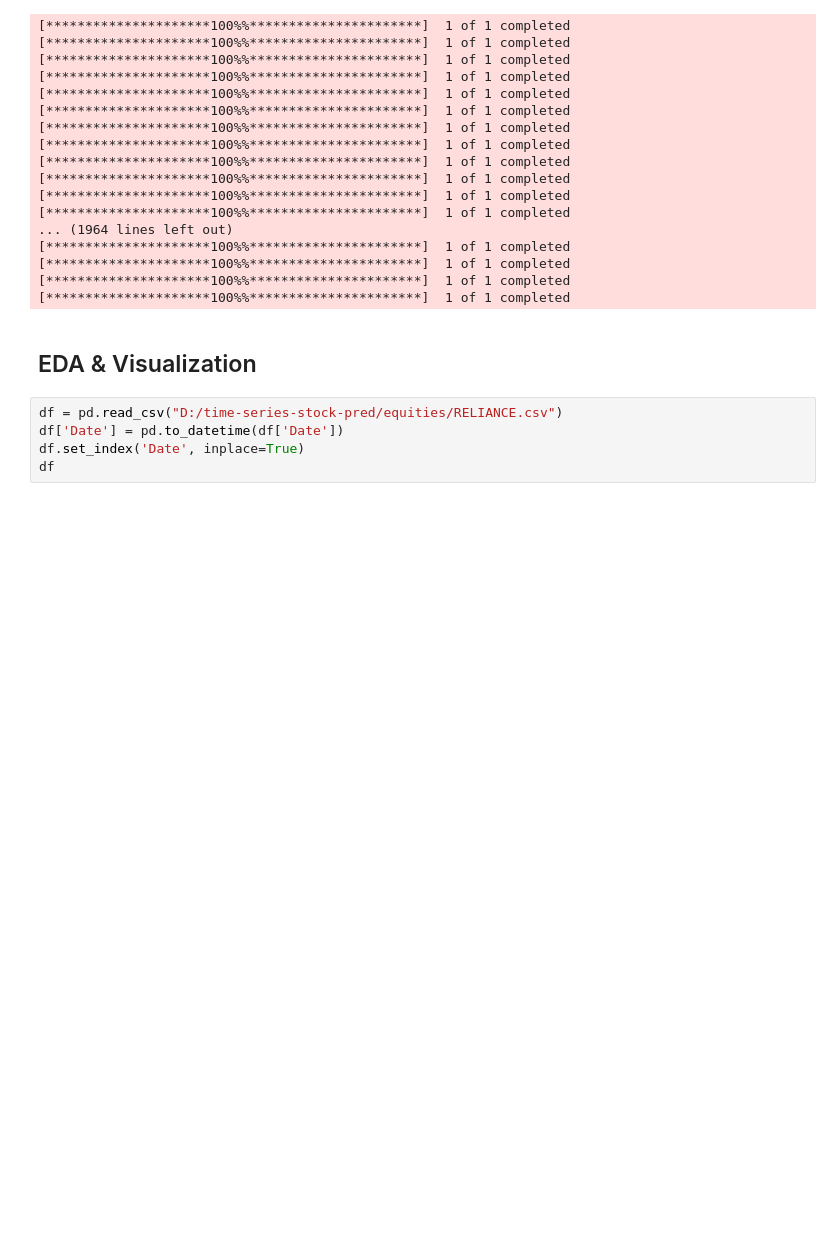
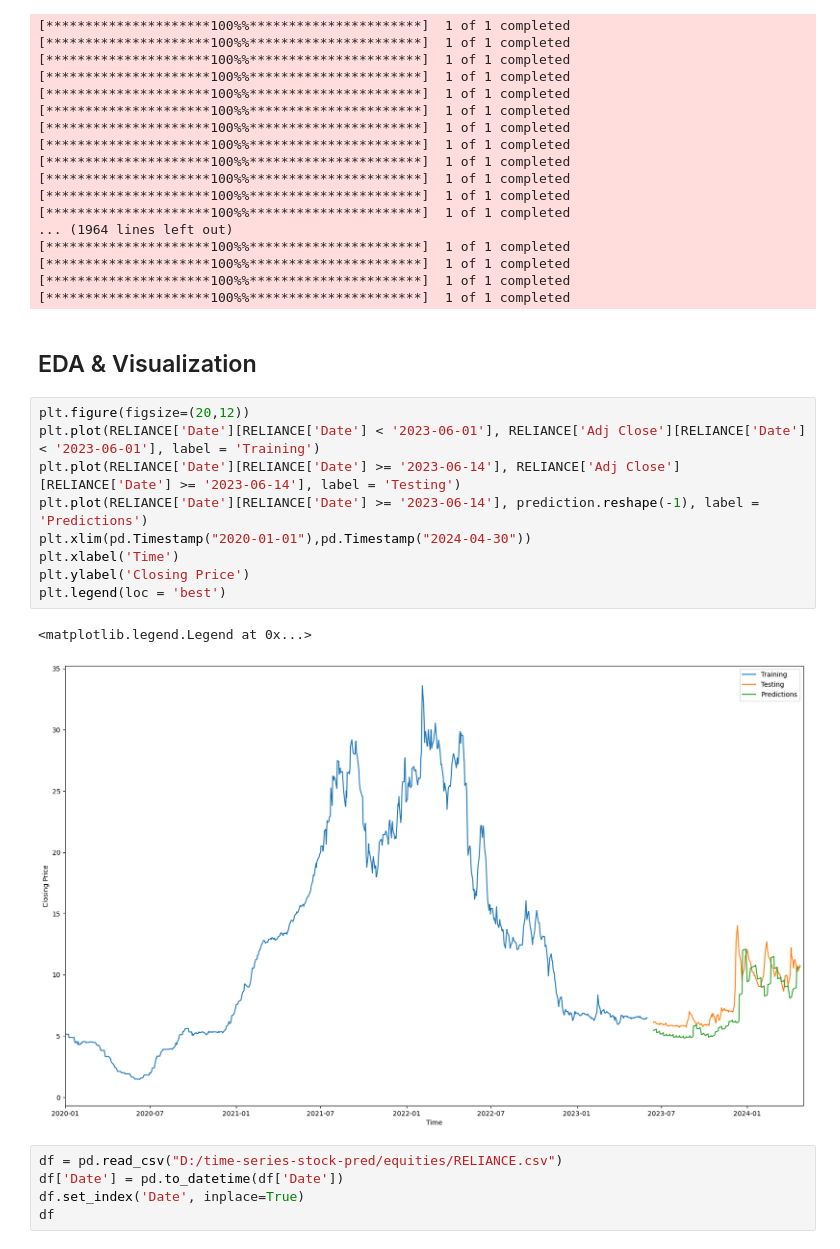
Before and after one commit to HP3-16/time-series-stocks, a Jupyter notebook: main_update_v1.ipynb, the cells around one changed output. Cells and saved outputs as stored; diff of their text form; blank space fills up the shorter version.

```diff
--- a/main_update_v1.ipynb
+++ b/main_update_v1.ipynb
@@ -65,6 +65,18 @@ for name in equity_details["SYMBOL"]:
 [*********************100%%**********************]  1 of 1 completed
 # %% [markdown]
 ## EDA & Visualization
+# %%
+plt.figure(figsize=(20,12))
+plt.plot(RELIANCE['Date'][RELIANCE['Date'] < '2023-06-01'], RELIANCE['Adj Close'][RELIANCE['Date'] < '2023-06-01'], label = 'Training')
+plt.plot(RELIANCE['Date'][RELIANCE['Date'] >= '2023-06-14'], RELIANCE['Adj Close'][RELIANCE['Date'] >= '2023-06-14'], label = 'Testing')
+plt.plot(RELIANCE['Date'][RELIANCE['Date'] >= '2023-06-14'], prediction.reshape(-1), label = 'Predictions')
+plt.xlim(pd.Timestamp("2020-01-01"),pd.Timestamp("2024-04-30"))
+plt.xlabel('Time')
+plt.ylabel('Closing Price')
+plt.legend(loc = 'best')
+# %% [output]
+<matplotlib.legend.Legend at 0x...>
+[figure, added]
 # %%
 df = pd.read_csv("D:/time-series-stock-pred/equities/RELIANCE.csv")
 df['Date'] = pd.to_datetime(df['Date'])
```
Also changed, not shown: 3 other files.
